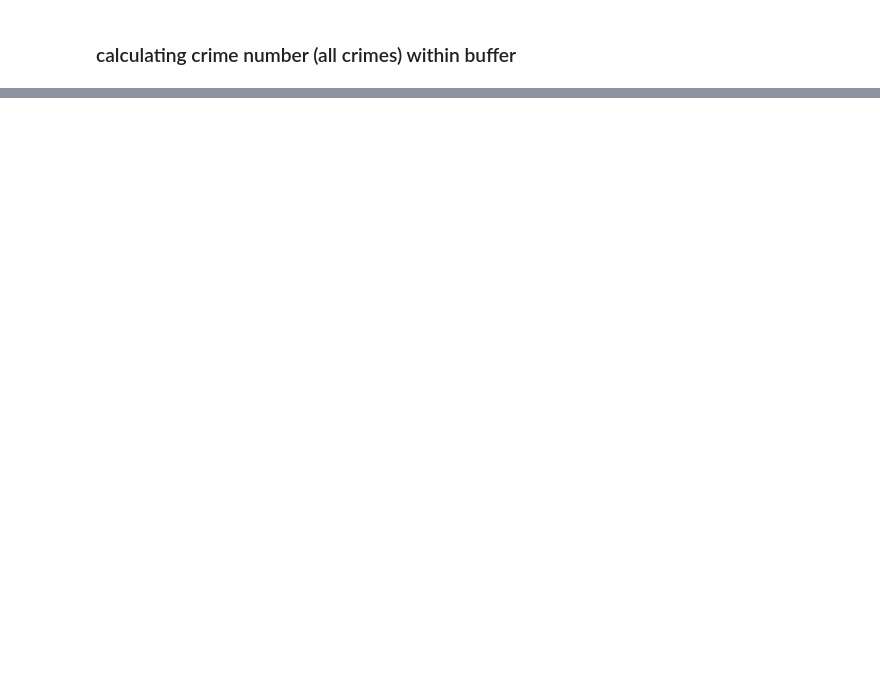
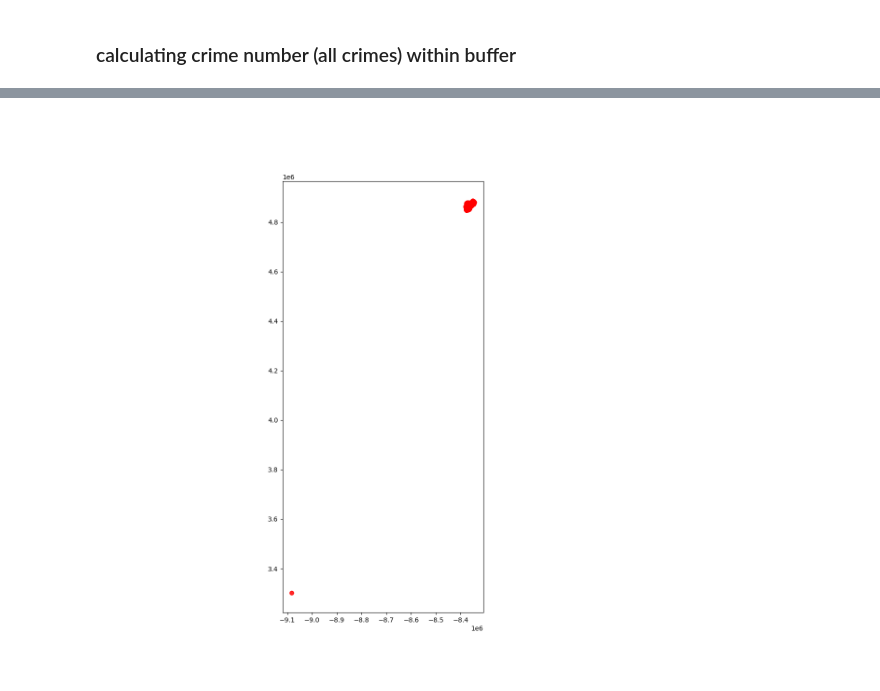
Before and after one commit to Zheng-Zhen/street-view-our-safety, a Jupyter notebook: data/DataCollect_311_census_crime.ipynb, the cells around one changed output, grey strips where cells are left out. Saved outputs shown, nothing was run; the diff lists cells and outputs as text; code cells hidden in the pictures; blank space fills up the shorter version.

```diff
--- a/data/DataCollect_311_census_crime.ipynb
+++ b/data/DataCollect_311_census_crime.ipynb
@@ -259,3 +259,13 @@ quantile_cols = pointsWithSeg.columns[pointsWithSeg.columns.str.endswith('_q')]
 pointsWithSeg = pointsWithSeg.drop(columns=quantile_cols)
 # %%
 pointsWithSeg.to_csv('./correlation_ready.csv')
+# %%
+%matplotlib widget
+import matplotlib.pyplot as plt
+
+f,ax = plt.subplots(figsize=(12,12))
+crime_geo.plot(ax=ax,c="r",alpha=0.2)
+sv_buffer.plot(ax=ax,alpha=0.5)
+plt.show()
+# %% [output]
+[figure, added]
```
Also changed, not shown: parts of 5 cells of this notebook, 2 other files.
